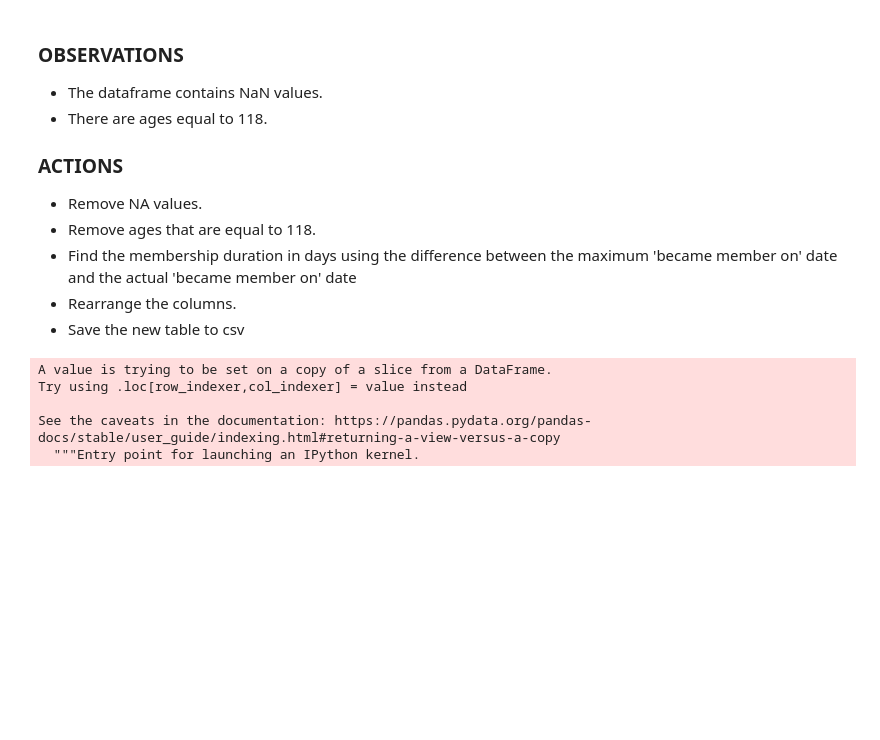
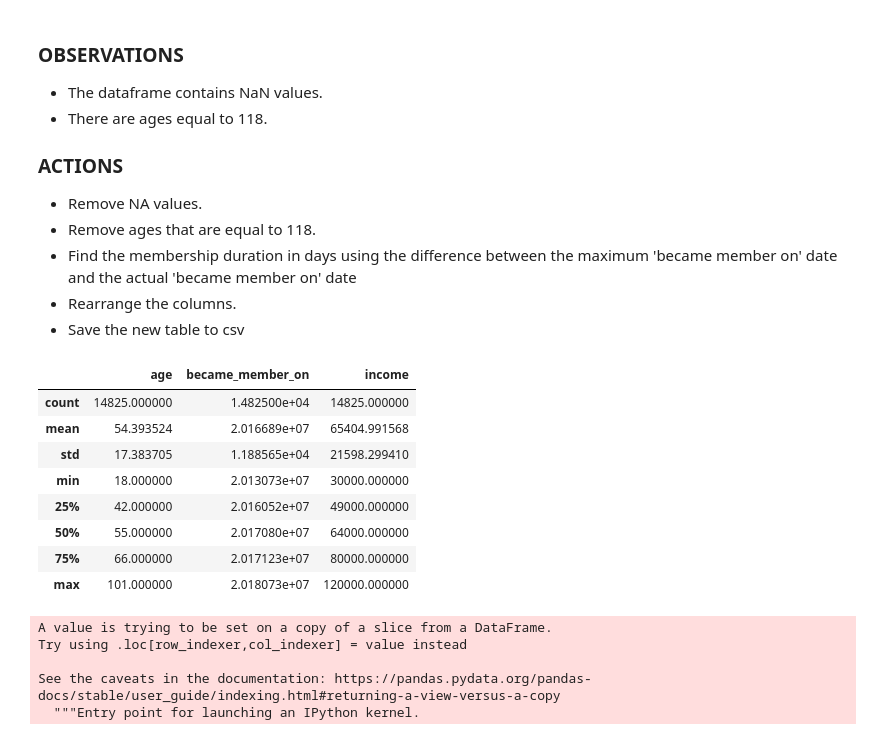
Before and after one commit to ShantiRoseCodes/aws_mle_capstone_project, a Jupyter notebook: initial_exploration_and_etl.ipynb, the cells around one changed output. Saved outputs shown, nothing was run; the diff lists cells and outputs as text; code cells hidden in the pictures; blank space fills up the shorter version.

```diff
--- a/initial_exploration_and_etl.ipynb
+++ b/initial_exploration_and_etl.ipynb
@@ -260,6 +260,18 @@ profile.describe()
 * Save the new table to csv
 # %%
 profile_df = profile.dropna()
+# %%
+profile_df.describe()
+# %% [output]
+|  | age | became_member_on | income |
+| count | 14825.000000 | 1.482500e+04 | 14825.000000 |
+| mean | 54.393524 | 2.016689e+07 | 65404.991568 |
+| std | 17.383705 | 1.188565e+04 | 21598.299410 |
+| min | 18.000000 | 2.013073e+07 | 30000.000000 |
+| 25% | 42.000000 | 2.016052e+07 | 49000.000000 |
+| 50% | 55.000000 | 2.017080e+07 | 64000.000000 |
+| 75% | 66.000000 | 2.017123e+07 | 80000.000000 |
+| max | 101.000000 | 2.018073e+07 | 120000.000000 |
 # %%
 profile_df['became_member_on'] = pd.to_datetime(profile_df['became_member_on'].astype(str), format='%Y%m%d')
 # %% [output]
```
Also changed, not shown: 4 other files.
